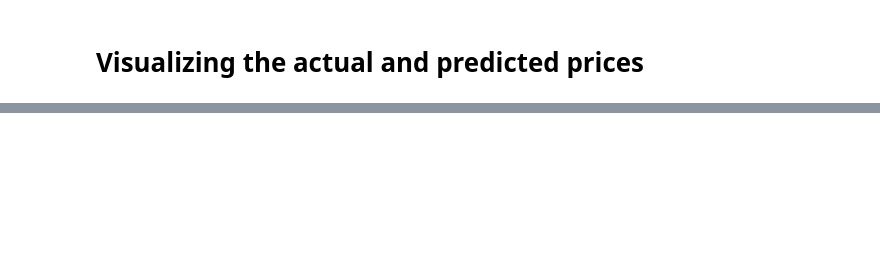
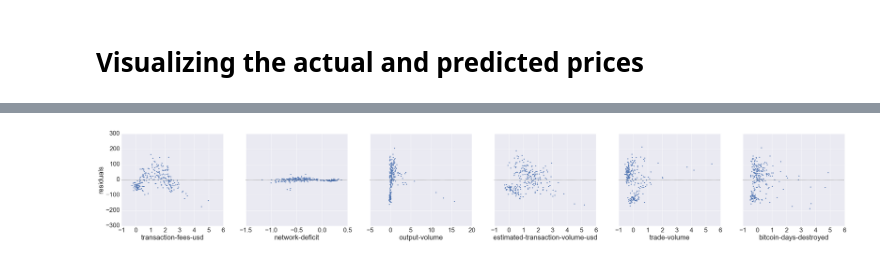
Before and after one commit to Lucsanszky/btc-price-prediction, a Jupyter notebook: data-analysis/historic-data/linear-regression.ipynb, the cells around one changed output, grey strips where cells are left out. Saved outputs shown, nothing was run; the diff lists cells and outputs as text; code cells hidden in the pictures; blank space fills up the shorter version.

```diff
--- a/data-analysis/historic-data/linear-regression.ipynb
+++ b/data-analysis/historic-data/linear-regression.ipynb
@@ -256,0 +198,81 @@ compare_df
+# %%
+# Create the checkbox placeholder
+box = widgets.VBox()
+cbs = map(lambda x: widgets.Checkbox(description = x, value = False), CHARTS[1:])
+box.children=[i for i in cbs]
+display(box)
+
+button = widgets.Button(description="Evaluate Model", width = 5)
+
+def evaluate(b):
+    selected = []
+    regr = linear_model.LinearRegression()
+
+    # Populate the checkbox placeholder
+    for i in range(len(CHARTS[1:])):
+        selected.append(box.children[i].value)
+
+    filtered_features = filter_features(selected)
+    filtered_features = pd.concat(filtered_features, axis = 1)
+
+    # Generate date indices for the training data
+    train_dates = filtered_features.index[:int(0.7*len(filtered_features))]
+
+    # Generate the training set based on the date indices
+    btc_X_train = filtered_features[train_dates[0] : train_dates[-1]]
+    btc_y_train = pd.DataFrame(FRAMES[0])[train_dates[0] : train_dates[-1]]
+
+    # Train the learner on the training data
+    # and evaluate the performance by the test data
+
+    regr.fit(btc_X_train, btc_y_train)
+
+    # Generate date indices for the testing data
+    test_dates = filtered_features.index[int(0.85*len(filtered_features)):]
+
+    # Generate the test set based on the date indices
+    btc_X_test = filtered_features[test_dates[0] : test_dates[-1]]
+    btc_y_test = pd.DataFrame(FRAMES[0])[test_dates[0] : test_dates[-1]]
+
+    # Create a dataframe from the predicted values
+    btc_y_pred = pd.DataFrame(regr.predict(btc_X_test), columns = ['market-price'])
+    btc_y_pred.set_index(btc_X_test.index,inplace = True)
+
+    # Calculate the RMSE and MAE metric scores
+    rmse_score = np.sqrt(mse(btc_y_test, btc_y_pred))
+    mae_score = mae(btc_y_test, btc_y_pred)
+
+    # Calculate the classification accuracy
+    act_ticks = list(map(lambda t: np.sign(t[1] - t[0]), zip(btc_y_test.values, btc_y_test.values[1:])))
+    pred_ticks = list(map(lambda t: np.sign(t[1] - t[0]), zip(btc_y_pred.values, btc_y_pred.values[1:])))
+    act_pred_cmp = list(map(lambda t: t[0] == t[1], zip(act_ticks, pred_ticks)))
+    accuracy = np.sum(act_pred_cmp) / len(act_ticks)
+
+    max_min_spread = np.max(btc_y_test) - np.min(btc_y_test)
+    print ('R2: %.9f' % (regr.score(btc_X_test, btc_y_test)))
+    print ('RMSE: %.9f' % rmse_score, ', RMSE%: ', 100 * rmse_score / max_min_spread, '%')
+    print ('MAE: %.9f' % mae_score, ', MAE%: ', 100 * mae_score / max_min_spread, '%')
+    print ('\nSign change classification accuracy: ', 100 * accuracy, '%\n\n')
+
+    # Create a dataframe for residual plots
+    resid_df = pd.concat([btc_X_test, btc_y_pred], axis = 1)
+    resid_df.rename(columns = {'market-price': 'residuals'}, inplace=True)
+
+    # Plot the residuals
+    sns.set_context("notebook", font_scale=2.5)
+    g = sns.PairGrid(resid_df, x_vars=list(filtered_features.columns), y_vars=['residuals'], size=7)
+    g.map(sns.residplot)
+    sns.set()
+
+    # Plot the time series of the actual and predicted values
+    plt.figure(figsize = (20,10))
+    sns.tsplot(data = [btc_y_test.values, btc_y_pred.values])
+
+    plt.figure(figsize = (20,10))
+    plt.plot(btc_y_test.index, btc_y_test, label = 'Actual Prices')
+    plt.plot(btc_y_test.index, btc_y_pred, label = 'Predicted Prices')
+    plt.legend()
+
+button.on_click(evaluate)
+display(button)
+# %% [output]
@@ -256,0 +286 @@ compare_df
+[figure, added]
```
Also changed, not shown: parts of 10 cells of this notebook, 2 other files.
